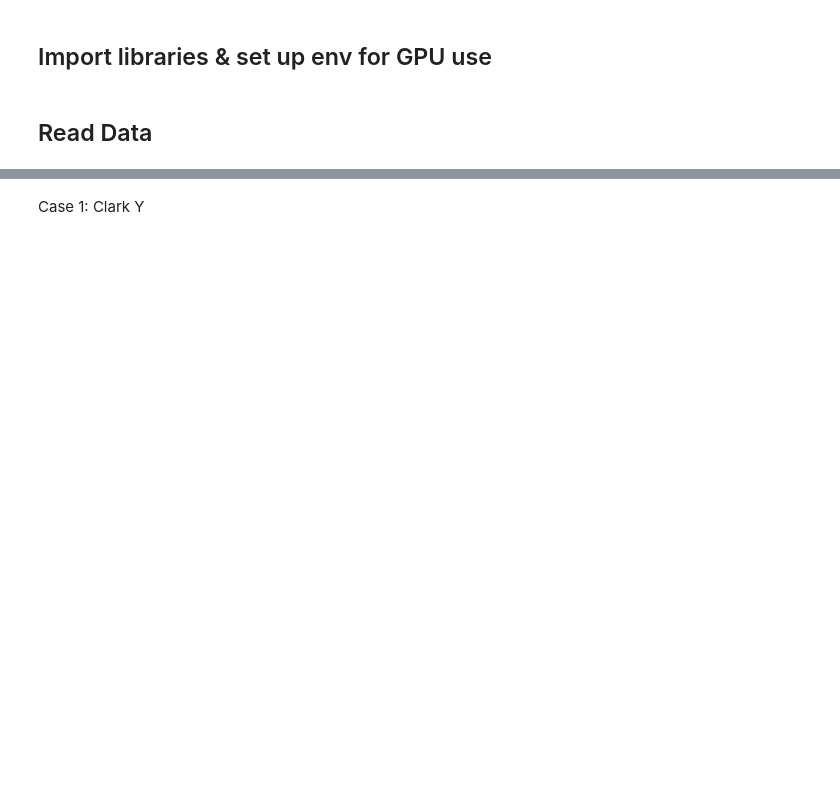
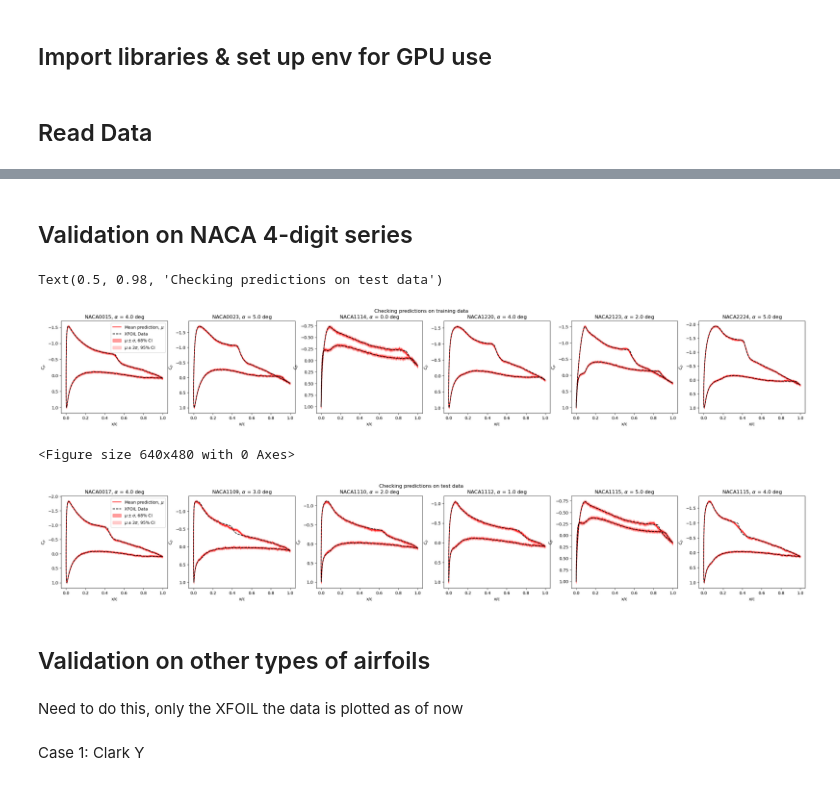
Before and after one commit to hwlee924/Large-Airfoil-Model, a Jupyter notebook: BNN_af_pdist_gen/BNN_XFOIL.ipynb, the cells around one changed output, grey strips where cells are left out. Cells and saved outputs as stored; diff of their text form; code cells hidden in the pictures; blank space fills up the shorter version.

```diff
--- a/BNN_af_pdist_gen/BNN_XFOIL.ipynb
+++ b/BNN_af_pdist_gen/BNN_XFOIL.ipynb
@@ -298,11 +300,8 @@ Text(0, 0.5, 'Loss')
 # %%
-
 params = svi_result.params
 # get posterior predictive (deterministics and likelihood)
 posterior_predictive = Predictive(
-    model=model_bnn, guide=guide, params=params, num_samples= 500
+    model=model_bnn, guide=guide, params=params, num_samples= 200
 )
 
 rng_key, rng_subkey = random.split(key=rng_key)
-
-# plt.plot(yTest.reshape((-1,150),order='C')[1])
@@ -356,3 +363,58 @@ plt.plot(b[1][0] @ (yTest[25,:22]))
+# %% [markdown]
+## Validation on NACA 4-digit series
+# %%
+setNew = True
+if setNew == True:
+    post_pred_train = posterior_predictive(rng_subkey, xTrain)
+    mu = np.mean(np.squeeze(post_pred_train['Y']), axis=0)+np.mean(yTrain,axis=0)
+    std = np.std(np.squeeze(post_pred_train['Y']), axis=0)
+
+    post_pred_test = posterior_predictive(rng_subkey, xTest)
+    mu_t = np.mean(np.squeeze(post_pred_test['Y']), axis=0)+np.mean(yTrain,axis=0)
+    std_t = np.std(np.squeeze(post_pred_test['Y']), axis=0)
+
+def verifyCpResults(indRange, x, cp, mu, std, names, ax, subplotInd):
+    ax[subplotInd].plot(x, mu[indRange,:] ,'r', label =  'Mean prediction, $\mu$')
+    ax[subplotInd].fill_between(x, mu[indRange,:]-std[indRange,:], mu[indRange,:]+std[indRange,:], color='r', alpha = 0.4, label='$\mu \pm \sigma$, 68% CI')
+    ax[subplotInd].fill_between(x, mu[indRange,:]-2*std[indRange,:], mu[indRange,:]+2*std[indRange,:], color='r', alpha = 0.2, label = '$\mu \pm 2\sigma$, 95% CI')
+    ax[subplotInd].plot(x, cp[indRange],'k--', label= 'XFOIL Data')
+    ax[subplotInd].invert_yaxis()
+    ax[subplotInd].set_xlabel('x/c')
+    ax[subplotInd].set_ylabel('$C_p$')
+    titleStr = str(names[indRange][0]) + r", $\alpha$ = " + str(xTrain[indRange,-1]) + ' deg'
+    ax[subplotInd].title.set_text(titleStr)
+
+# Verify fits on the trainingData
+fig, ax = plt.subplots(1,6, figsize=(32,4))
+verifyCpResults(40, jnp.abs(xTrain[40,:300]), yTrain, mu, std, afTrain, ax, 0)
+verifyCpResults(82, jnp.abs(xTrain[82,:300]), yTrain, mu, std, afTrain, ax, 1)
+verifyCpResults(100, jnp.abs(xTrain[100,:300]), yTrain, mu, std, afTrain, ax, 2)
+verifyCpResults(200, jnp.abs(xTrain[200,:300]), yTrain, mu, std, afTrain, ax, 3)
+verifyCpResults(300, jnp.abs(xTrain[300,:300]), yTrain, mu, std, afTrain, ax, 4)
+verifyCpResults(381, jnp.abs(xTrain[381,:300]), yTrain, mu, std, afTrain, ax, 5)
+ax[0].legend()
+fig.suptitle('Checking predictions on training data')
+
+# Verify fits on the testing data
+plt.figure()
+fig, ax = plt.subplots(1,6, figsize=(32,4))
+verifyCpResults(10, jnp.abs(xTest[10,:300]), yTest, mu_t, std_t, afTest, ax, 0)
+verifyCpResults(15, jnp.abs(xTest[15,:300]), yTest, mu_t, std_t, afTest, ax, 1)
+verifyCpResults(20, jnp.abs(xTest[20,:300]), yTest, mu_t, std_t, afTest, ax, 2)
+verifyCpResults(25, jnp.abs(xTest[25,:300]), yTest, mu_t, std_t, afTest, ax, 3)
+verifyCpResults(35, jnp.abs(xTest[35,:300]), yTest, mu_t, std_t, afTest, ax, 4)
+verifyCpResults(40, jnp.abs(xTest[40,:300]), yTest, mu_t, std_t, afTest, ax, 5)
+ax[0].legend()
+fig.suptitle('Checking predictions on test data')
+# %% [output]
+Text(0.5, 0.98, 'Checking predictions on test data')
+[figure, added]
+<Figure size 640x480 with 0 Axes>
+[figure, added]
+# %% [markdown]
+## Validation on other types of airfoils
+# %% [markdown]
+Need to do this, only the XFOIL the data is plotted as of now
 # %% [markdown]
 Case 1: Clark Y
 # %%
```
Also changed, not shown: parts of 20 cells of this notebook.
